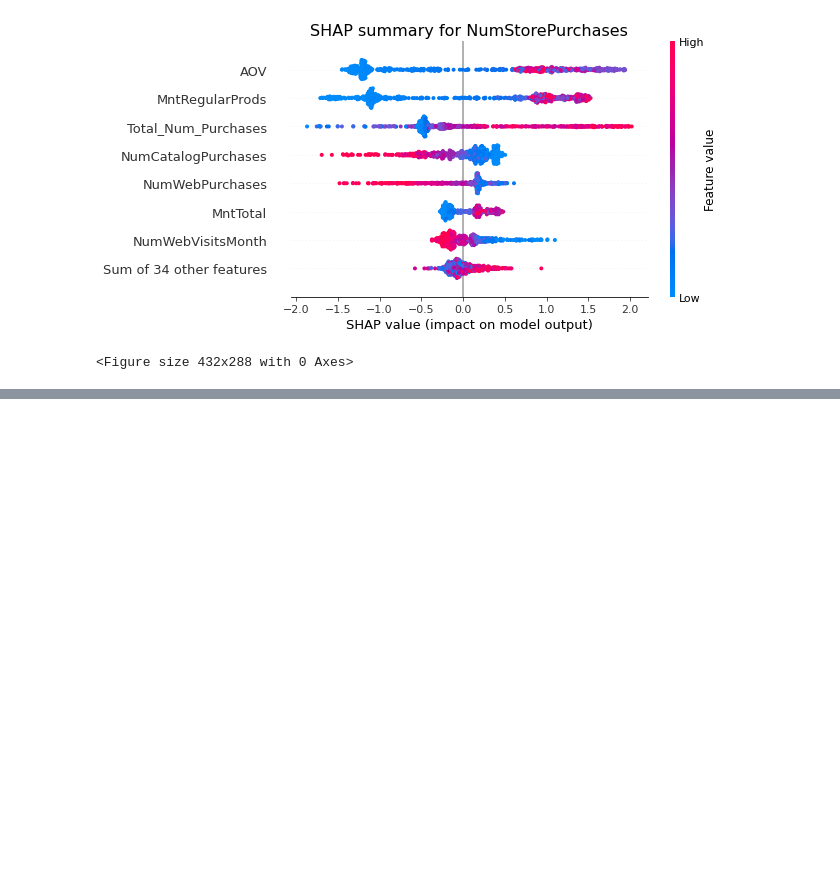
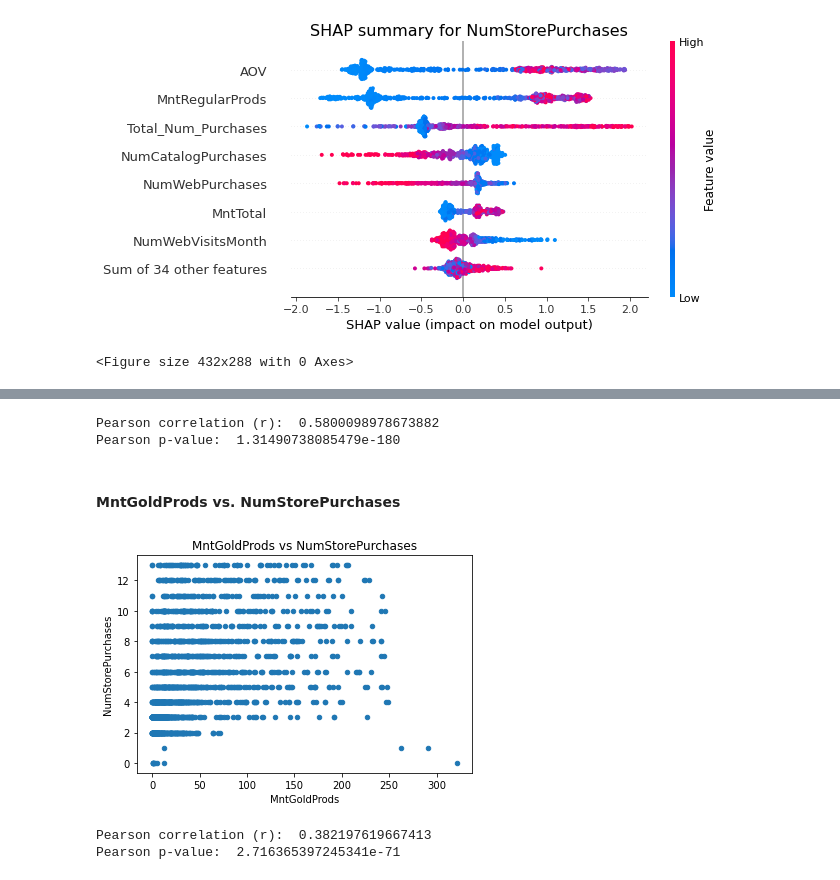
Before and after one commit to Kpeng511/Marketing-Campaign-Analytics, a Jupyter notebook: analytics.ipynb, the cells around one changed output, grey strips where cells are left out. Saved outputs shown, nothing was run; the diff lists cells and outputs as text; code cells hidden in the pictures; blank space fills up the shorter version.

```diff
--- a/analytics.ipynb
+++ b/analytics.ipynb
@@ -380,0 +412,25 @@ plt.show()
+# %%
+all_shoppers.replace([np.inf, -np.inf], 0, inplace = True)
+r, p_value = pearsonr(x=all_shoppers['AOV'], y = all_shoppers['NumStorePurchases'])
+
+print('Pearson correlation (r): ', r)
+print('Pearson p-value: ', p_value)
+# %% [output]
+Pearson correlation (r):  0.5800098978673882
+Pearson p-value:  1.31490738085479e-180
+# %% [markdown]
+#### MntGoldProds vs. NumStorePurchases
+# %%
+df.plot(x='MntGoldProds', y='NumStorePurchases', kind='scatter')
+plt.title("MntGoldProds vs NumStorePurchases");
+plt.savefig('MntGoldProds vs NumStorePurchases.png', bbox_inches='tight')
+# %% [output]
+[figure, added]
+# %%
+r, p_value  =  pearsonr(x = df['MntGoldProds'], y = df['NumStorePurchases'])
+
+print('Pearson correlation (r): ', r)
+print('Pearson p-value: ', p_value)
+# %% [output]
+Pearson correlation (r):  0.382197619667413
+Pearson p-value:  2.716365397245341e-71
```
Also changed, not shown: parts of 16 cells of this notebook, 4 other files.
